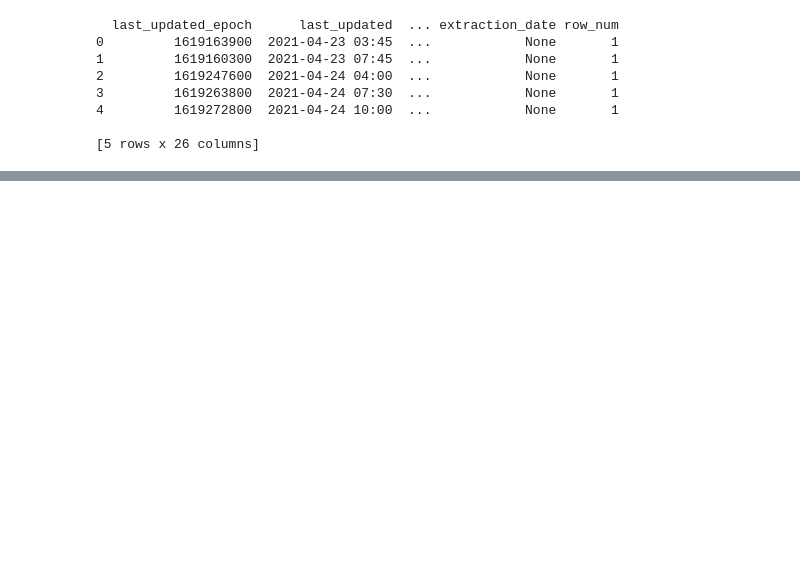
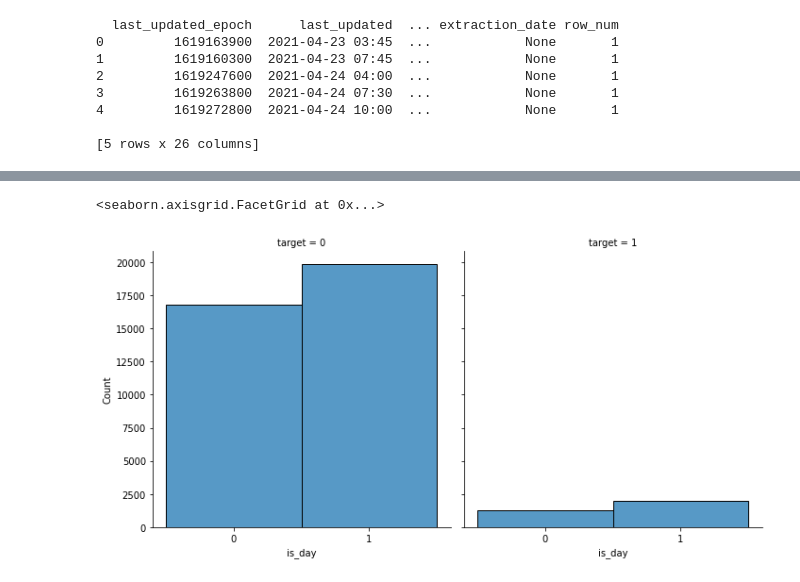
Before and after one commit to phelipesoares/Rain-Prediction, a Jupyter notebook: Extract_Pickle_File_from_BigQuery.ipynb, the cells around one changed output, grey strips where cells are left out. Saved outputs shown, nothing was run; the diff lists cells and outputs as text; code cells hidden in the pictures; blank space fills up the shorter version.

```diff
--- a/Extract_Pickle_File_from_BigQuery.ipynb
+++ b/Extract_Pickle_File_from_BigQuery.ipynb
@@ -44,0 +151,5 @@ df.to_pickle("weather_data_30-08-2021")
+# %%
+sns.displot(x=df['is_day'], col=df['target'])
+# %% [output]
+<seaborn.axisgrid.FacetGrid at 0x...>
+[figure, added]
```
Also changed, not shown: parts of 25 cells of this notebook.
